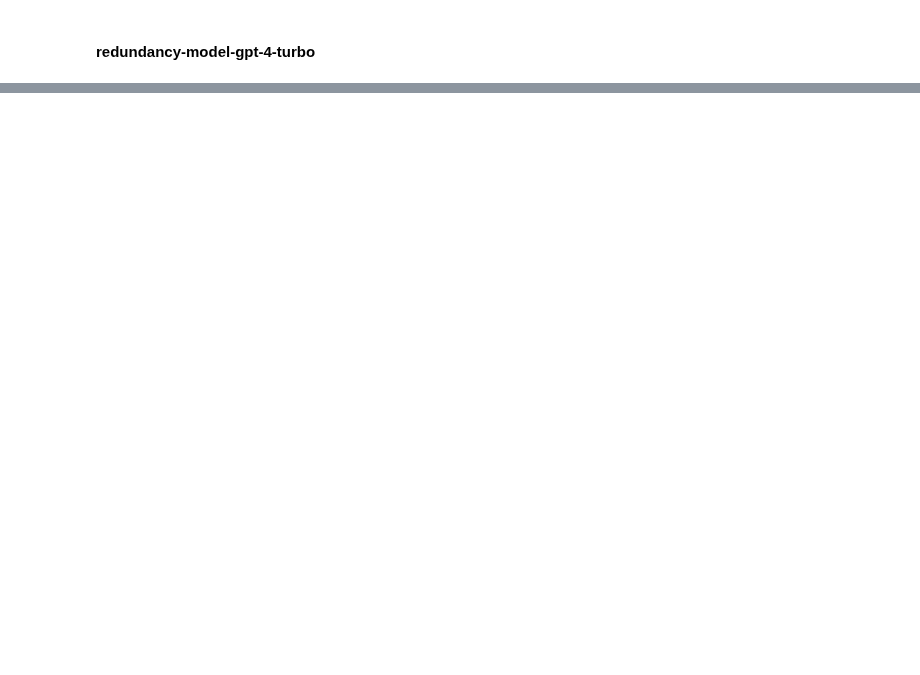
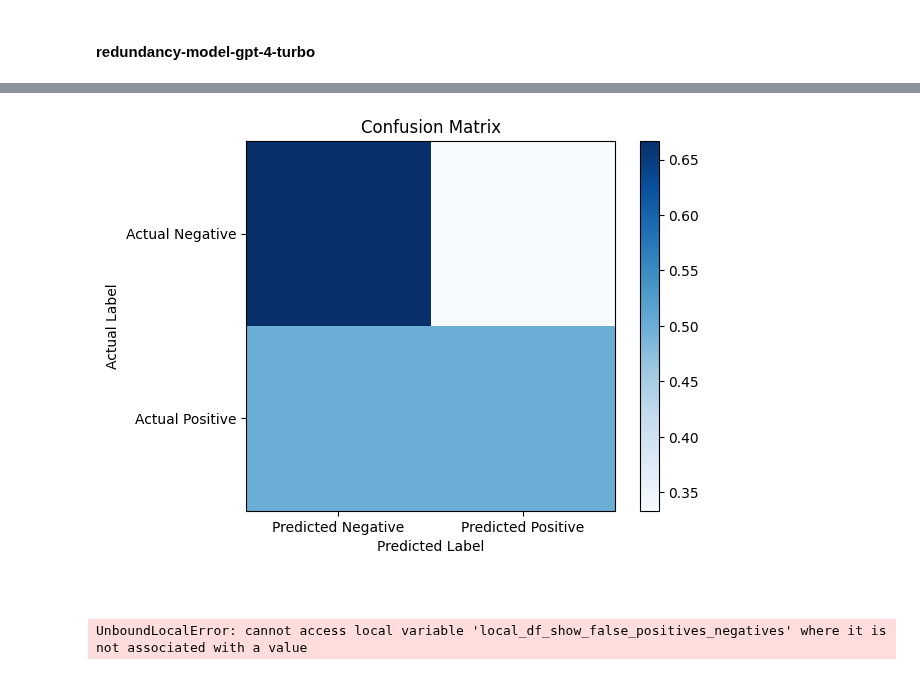
Before and after one commit to SoftwareStackLukas/LLMbasedRedundancyAnalysis, a Jupyter notebook: redundanciesbyannotations/redundant_main_part_benefit_results.ipynb, the cells around one changed output, grey strips where cells are left out. Saved outputs shown, nothing was run; the diff lists cells and outputs as text; code cells hidden in the pictures; blank space fills up the shorter version.

```diff
--- a/redundanciesbyannotations/redundant_main_part_benefit_results.ipynb
+++ b/redundanciesbyannotations/redundant_main_part_benefit_results.ipynb
@@ -204,0 +524,22 @@ fn_annotations_4_turbo: int = 0
+# %%
+precision_4_turbo = precision_score(ground_truth, predicted_redundancy)
+recall_4_turbo = recall_score(ground_truth, predicted_redundancy)
+f1_4_turbo = f1_score(ground_truth, predicted_redundancy)
+accuracy_4_turbo = accuracy_score(ground_truth, predicted_redundancy)
+
+sensitivity_4_turbo = tp_4_turbo / (tp_4_turbo + fn_4_turbo)
+specificity_4_turbo = tn_4_turbo / (tn_4_turbo + fp_4_turbo)
+fpr_manual_4_turbo = fp_4_turbo / (fp_3_5_turbo + tn_4_turbo)
+
+#Confusion Matrix
+conf_matrix_4_turbo = confusion_matrix(ground_truth, predicted_redundancy)
+conf_matrix_norm_4_turbo = conf_matrix_4_turbo.astype('float') / conf_matrix_4_turbo.sum(axis=1)[:, np.newaxis]
+
+###Check the following if I did it correctly
+### Use maybe roc_auc_score
+#ROC Curve and AUC-ROC
+fpr_4_turbo, tpr_4_turbo, thresholds_4_turbo = roc_curve(ground_truth, predicted_redundancy)
+roc_auc_4_turbo = auc(fpr_4_turbo, tpr_4_turbo)
+# Precision-Recall Curve and AUC-PR
+precision_4_turbo, recall_4_turbo, __4_turbo = precision_recall_curve(ground_truth, predicted_redundancy)
+pr_auc = auc(recall_4_turbo, precision_4_turbo)
@@ -204,0 +601,14 @@ fn_annotations_4_turbo: int = 0
+# %%
+plt.figure()
+plt.imshow(conf_matrix_norm_4_turbo, interpolation='nearest', cmap=plt.cm.Blues)
+plt.title('Confusion Matrix')
+plt.colorbar()
+plt.xticks([0, 1], ['Predicted Negative', 'Predicted Positive'])
+plt.yticks([0, 1], ['Actual Negative', 'Actual Positive'])
+plt.xlabel('Predicted Label')
+plt.ylabel('Actual Label')
+plt.show()
+# %% [output]
+[figure, added]
+# %% [markdown]
+##
@@ -204,0 +728,6 @@ fn_annotations_4_turbo: int = 0
+# %%
+show_false_positives = chat_gpt_results['redundancy-model-gpt-3.5-turbo']
+df_show_false_positives_negatives = fill_df_show_false_positives_negatives(df_show_false_positives_negatives, 'gpt-3.5-turbo', show_false_positives)
+df_show_false_positives_negatives.head(2)
+# %% [output]
+UnboundLocalError: cannot access local variable 'local_df_show_false_positives_negatives' where it is not associated with a value
```
Also changed, not shown: parts of 42 cells of this notebook, 9 other files.
